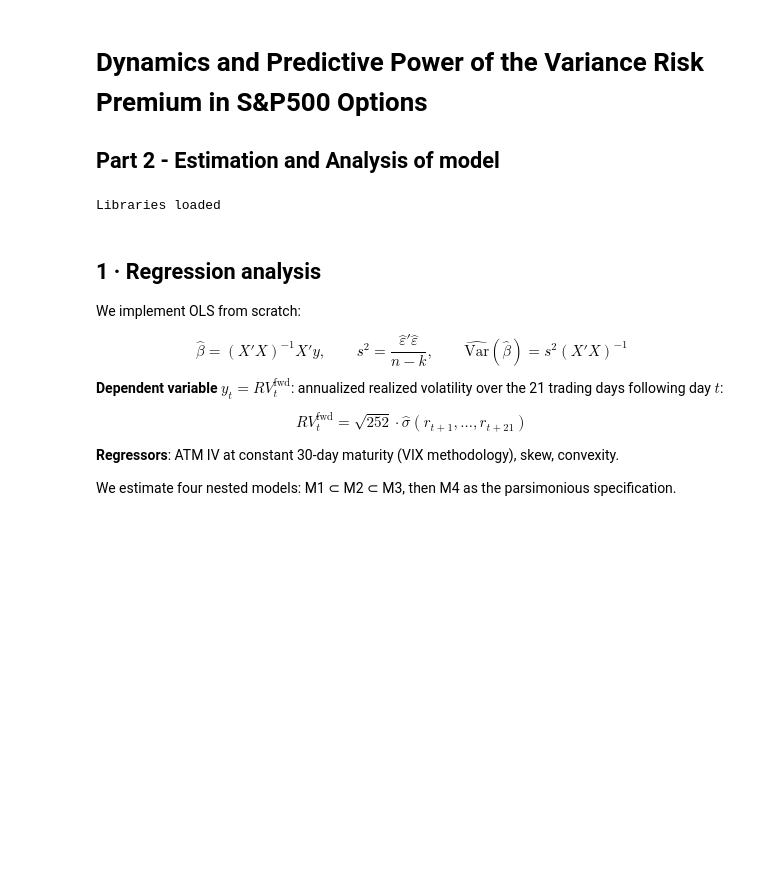
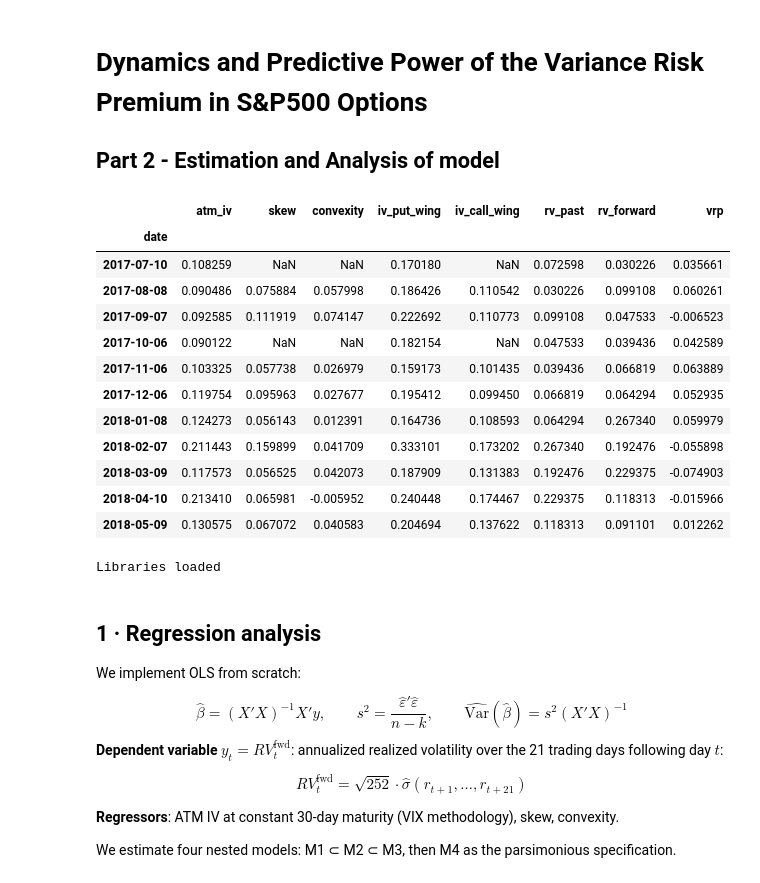
Before and after one commit to GabrielDelhay/Econometrics-project, a Jupyter notebook: Econometrics_Models.ipynb, the cells around one changed output. Cells and saved outputs as stored; diff of their text form; code cells hidden in the pictures; blank space fills up the shorter version.

```diff
--- a/Econometrics_Models.ipynb
+++ b/Econometrics_Models.ipynb
@@ -27,6 +27,22 @@ reg_nonoverlap = ts['reg_nonoverlap']
 metrics        = ts['metrics']
 df             = ts['df']
 spot_ts         = ts['spot_ts']
+# %%
+reg_nonoverlap
+# %% [output]
+|  | atm_iv | skew | convexity | iv_put_wing | iv_call_wing | rv_past | rv_forward | vrp |
+| date |  |  |  |  |  |  |  |  |
+| 2017-07-10 | 0.108259 | NaN | NaN | 0.170180 | NaN | 0.072598 | 0.030226 | 0.035661 |
+| 2017-08-08 | 0.090486 | 0.075884 | 0.057998 | 0.186426 | 0.110542 | 0.030226 | 0.099108 | 0.060261 |
+| 2017-09-07 | 0.092585 | 0.111919 | 0.074147 | 0.222692 | 0.110773 | 0.099108 | 0.047533 | -0.006523 |
+| 2017-10-06 | 0.090122 | NaN | NaN | 0.182154 | NaN | 0.047533 | 0.039436 | 0.042589 |
+| 2017-11-06 | 0.103325 | 0.057738 | 0.026979 | 0.159173 | 0.101435 | 0.039436 | 0.066819 | 0.063889 |
+| 2017-12-06 | 0.119754 | 0.095963 | 0.027677 | 0.195412 | 0.099450 | 0.066819 | 0.064294 | 0.052935 |
+| 2018-01-08 | 0.124273 | 0.056143 | 0.012391 | 0.164736 | 0.108593 | 0.064294 | 0.267340 | 0.059979 |
+| 2018-02-07 | 0.211443 | 0.159899 | 0.041709 | 0.333101 | 0.173202 | 0.267340 | 0.192476 | -0.055898 |
+| 2018-03-09 | 0.117573 | 0.056525 | 0.042073 | 0.187909 | 0.131383 | 0.192476 | 0.229375 | -0.074903 |
+| 2018-04-10 | 0.213410 | 0.065981 | -0.005952 | 0.240448 | 0.174467 | 0.229375 | 0.118313 | -0.015966 |
+| 2018-05-09 | 0.130575 | 0.067072 | 0.040583 | 0.204694 | 0.137622 | 0.118313 | 0.091101 | 0.012262 |
 # %%
 warnings.filterwarnings('ignore')
 plt.style.use('seaborn-v0_8-whitegrid')
```
Also changed, not shown: parts of 14 cells of this notebook.
